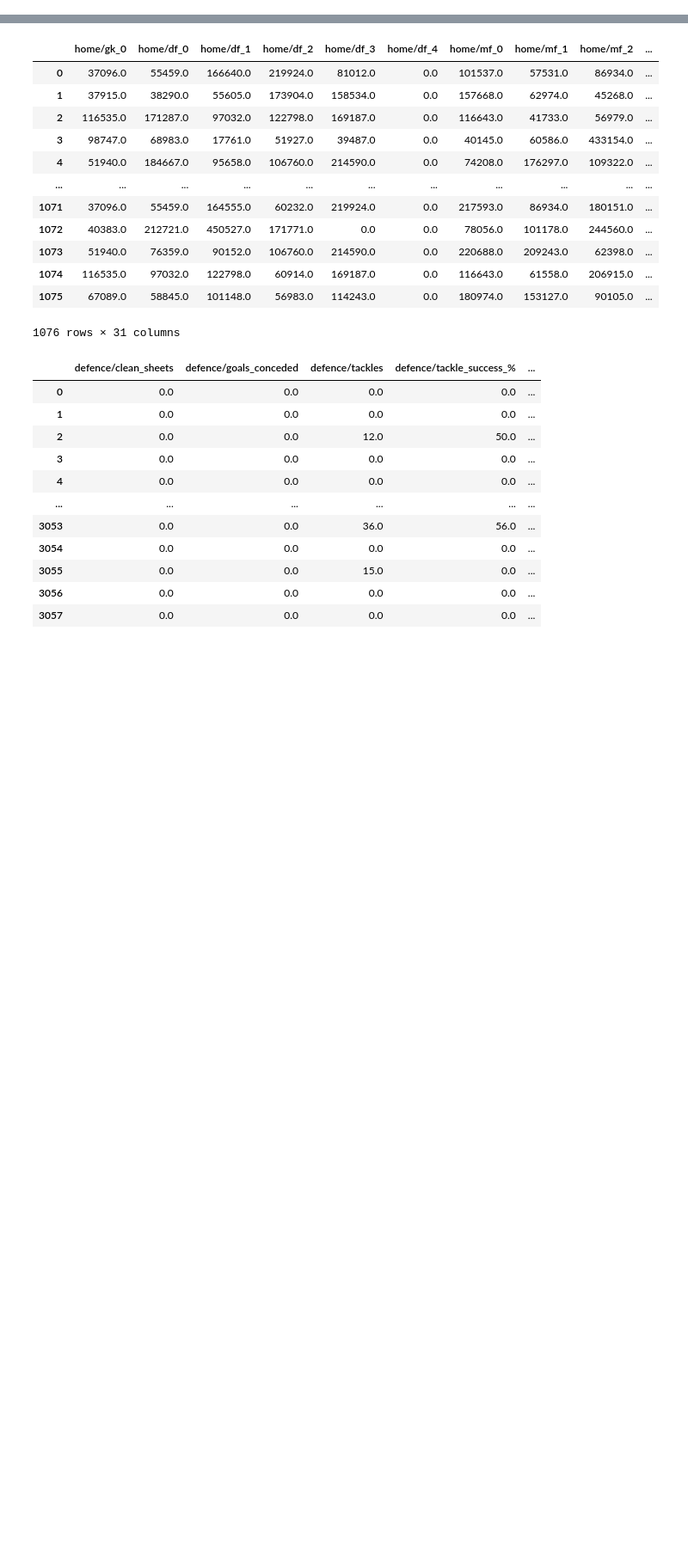
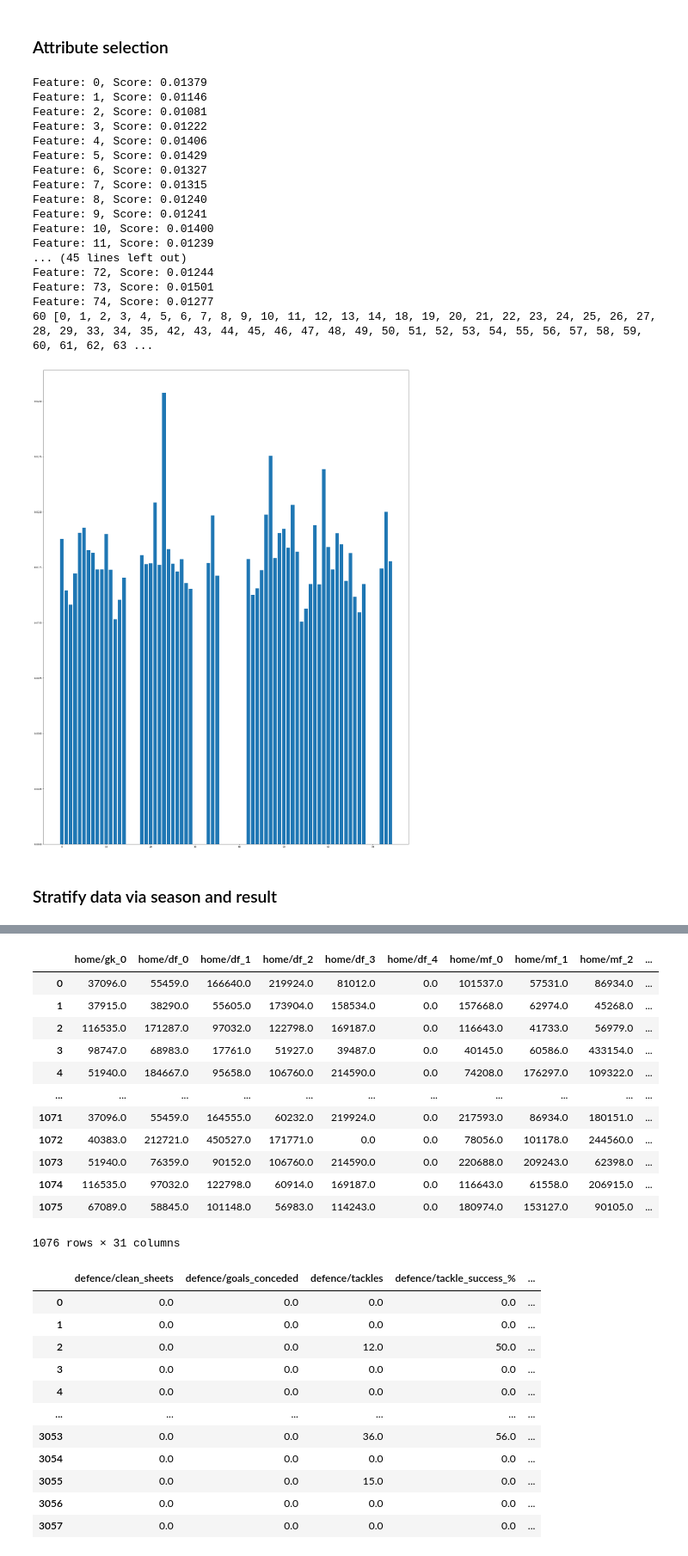
Before and after one commit to minhngt62/ds-epl-matches, a Jupyter notebook: notebooks/04.1_preprocessing.ipynb, the cells around one changed output, grey strips where cells are left out. Shown at 86% size. Cells and saved outputs as stored; diff of their text form; code cells hidden in the pictures; blank space fills up the shorter version.

```diff
--- a/notebooks/04.1_preprocessing.ipynb
+++ b/notebooks/04.1_preprocessing.ipynb
@@ -27,0 +159,9 @@ import seaborn as sns
+# %%
+from sklearn.preprocessing import StandardScaler
+
+df_scale =df[df.columns[2:-1]]
+scaler = StandardScaler()
+df_scale=scaler.fit_transform(df[df.columns[2:-1]])
+df_scale = pd.DataFrame(df_scale, columns = df.columns[2:-1])
+df_scale[['result','season'] ] = df[['home_result', 'season']]
+df_scale
@@ -27,0 +182,57 @@ import seaborn as sns
+# %% [markdown]
+### Attribute selection
+# %%
+from xgboost import XGBClassifier
+from sklearn.ensemble import RandomForestClassifier
+# prepare data
+from sklearn.model_selection import train_test_split, cross_val_predict, RepeatedStratifiedKFold
+from sklearn.metrics import f1_score, accuracy_score, roc_auc_score
+
+X = df_scale.iloc[:,:-2]
+y = df_scale.iloc[:, -2].replace({'win': 1, 'lose': 0, 'draw': 2})
+X_train, X_test, y_train, y_test = train_test_split(X, y, test_size=.1, random_state=42)  # train and test set
+X_train, X_dev, y_train, y_dev = train_test_split(X_train, y_train, test_size=.1, random_state=42)  # train and dev set
+
+# X_train = X_train.iloc[:,:-6]
+importance = np.zeros((1,81))
+for i in range(10):
+#     model = XGBClassifier()
+    model = RandomForestClassifier()
+    # fit the model
+    model.fit(X_train, y_train)
+    # get importance
+    importance = np.concatenate((importance,[model.feature_importances_]), axis =0)
+importance = importance.mean(axis =0 )
+thes = 0.01
+# summarize feature importance
+idx = []
+for i,v in enumerate(importance):
+    if v > thes :
+        idx.append(i)
+        print('Feature: %0d, Score: %.5f' % (i,v))
+print(len(idx),idx)
+# plot feature importance
+plt.figure(figsize=(30,40))
+plt.bar([x for x in range(len(importance))if importance[x] >thes], [x for x in importance if x >thes])
+plt.show()
+# %% [output]
+Feature: 0, Score: 0.01379
+Feature: 1, Score: 0.01146
+Feature: 2, Score: 0.01081
+Feature: 3, Score: 0.01222
+Feature: 4, Score: 0.01406
+Feature: 5, Score: 0.01429
+Feature: 6, Score: 0.01327
+Feature: 7, Score: 0.01315
+Feature: 8, Score: 0.01240
+Feature: 9, Score: 0.01241
+Feature: 10, Score: 0.01400
+Feature: 11, Score: 0.01239
+... (45 lines left out)
+Feature: 72, Score: 0.01244
+Feature: 73, Score: 0.01501
+Feature: 74, Score: 0.01277
+60 [0, 1, 2, 3, 4, 5, 6, 7, 8, 9, 10, 11, 12, 13, 14, 18, 19, 20, 21, 22, 23, 24, 25, 26, 27, 28, 29, 33, 34, 35, 42, 43, 44, 45, 46, 47, 48, 49, 50, 51, 52, 53, 54, 55, 56, 57, 58, 59, 60, 61, 62, 63 ...
+[figure, added]
+# %% [markdown]
+### Stratify data via season and result
```
Also changed, not shown: parts of 55 cells of this notebook, 5 other files.
